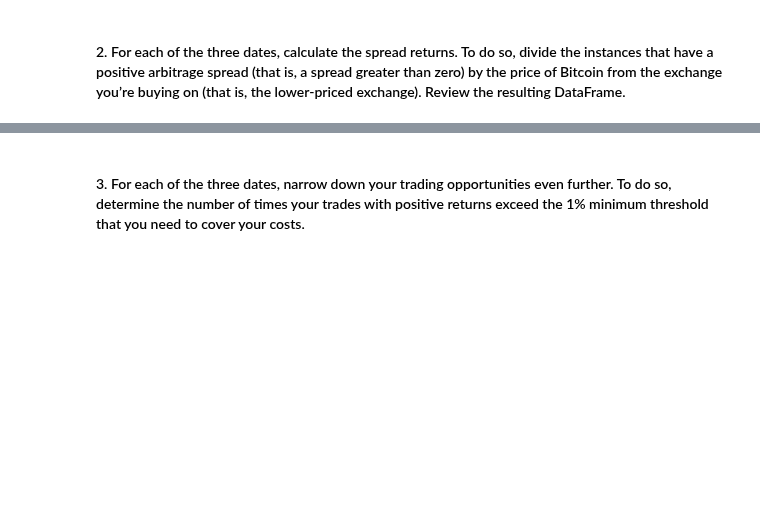
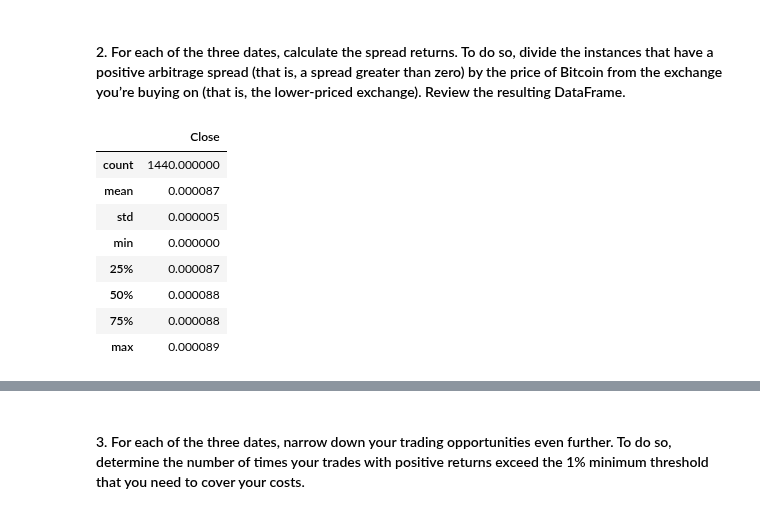
Before and after one commit to DigitalGoldRush/Module_3_Challenge, a Jupyter notebook: Module 3 Challenge/Starter_Code/crypto_arbitrage.ipynb, the cells around one changed output, grey strips where cells are left out. Cells and saved outputs as stored; diff of their text form; code cells hidden in the pictures; blank space fills up the shorter version.

```diff
--- a/Module 3 Challenge/Starter_Code/crypto_arbitrage.ipynb
+++ b/Module 3 Challenge/Starter_Code/crypto_arbitrage.ipynb
@@ -521,10 +527,20 @@ arb_late_filter.describe()
 # %%
 # For the date early in the dataset, calculate the spread returns by dividing the instances when the arbitrage spread is positive (> 0)
 # by the price of Bitcoin from the exchange you are buying on (the lower-priced exchange).
-spread_return_early= # YOUR CODE HERE
+spread_return_early= arb_early_filter / coinbase_sliced.loc["2018-01-28"]
 
 # Review the spread return DataFrame
-# YOUR CODE HERE
+spread_return_early.describe()
+# %% [output]
+|  | Close |
+| count | 1440.000000 |
+| mean | 0.000087 |
+| std | 0.000005 |
+| min | 0.000000 |
+| 25% | 0.000087 |
+| 50% | 0.000088 |
+| 75% | 0.000088 |
+| max | 0.000089 |
 # %%
 # For the date early in the dataset, calculate the spread returns by dividing the instances when the arbitrage spread is positive (> 0)
 # by the price of Bitcoin from the exchange you are buying on (the lower-priced exchange).
```
Also changed, not shown: parts of 3 cells of this notebook.
